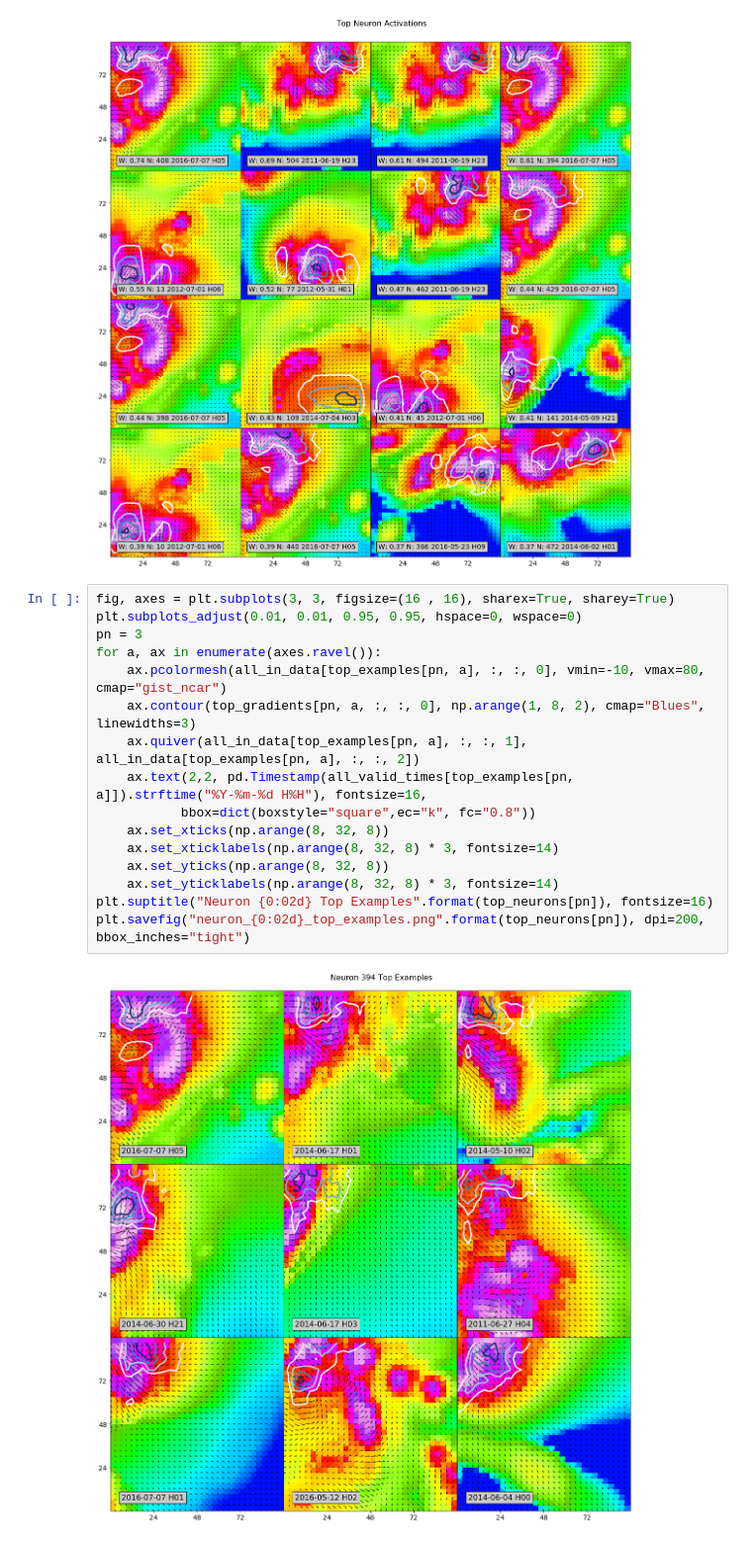
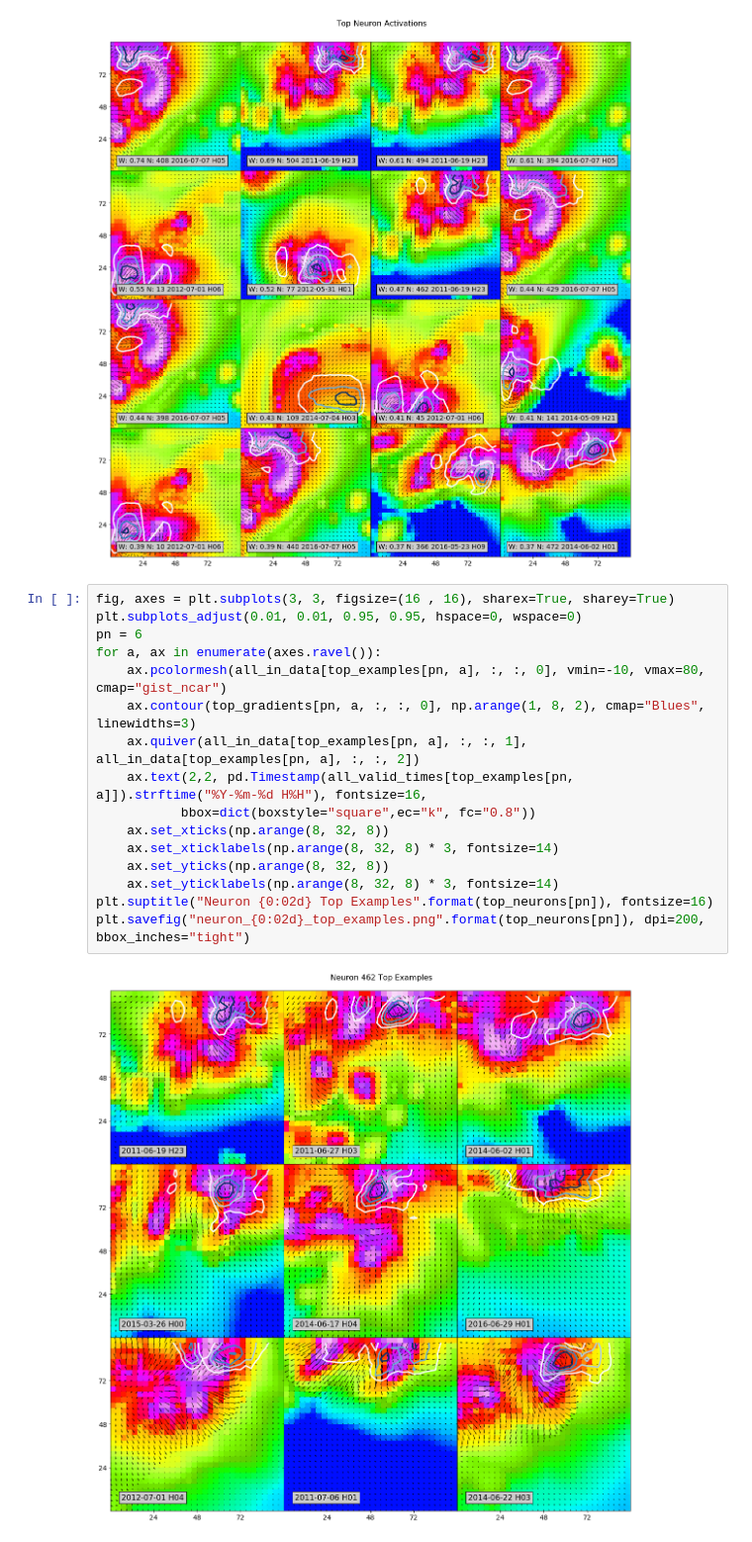
Before and after one commit to djgagne/swirlnet, a Jupyter notebook: notebooks/deep_swirl_tutorial.ipynb, the cells around one changed output. Shown at 99% size. Cells and saved outputs as stored; diff of their text form.

```diff
--- a/notebooks/deep_swirl_tutorial.ipynb
+++ b/notebooks/deep_swirl_tutorial.ipynb
@@ -797,18 +797,18 @@ plt.savefig("top_neuron_acts.png", dpi=200, bbox_inches="tight")
 # %%
 fig, axes = plt.subplots(3, 3, figsize=(16 , 16), sharex=True, sharey=True)
 plt.subplots_adjust(0.01, 0.01, 0.95, 0.95, hspace=0, wspace=0)
-pn = 3
+pn = 6
 for a, ax in enumerate(axes.ravel()):
     ax.pcolormesh(all_in_data[top_examples[pn, a], :, :, 0], vmin=-10, vmax=80, cmap="gist_ncar")
     ax.contour(top_gradients[pn, a, :, :, 0], np.arange(1, 8, 2), cmap="Blues", linewidths=3)
     ax.quiver(all_in_data[top_examples[pn, a], :, :, 1], all_in_data[top_examples[pn, a], :, :, 2])
     ax.text(2,2, pd.Timestamp(all_valid_times[top_examples[pn, a]]).strftime("%Y-%m-%d H%H"), fontsize=16,
            bbox=dict(boxstyle="square",ec="k", fc="0.8"))
     ax.set_xticks(np.arange(8, 32, 8))
     ax.set_xticklabels(np.arange(8, 32, 8) * 3, fontsize=14)
     ax.set_yticks(np.arange(8, 32, 8))
     ax.set_yticklabels(np.arange(8, 32, 8) * 3, fontsize=14)
 plt.suptitle("Neuron {0:02d} Top Examples".format(top_neurons[pn]), fontsize=16)
 plt.savefig("neuron_{0:02d}_top_examples.png".format(top_neurons[pn]), dpi=200, bbox_inches="tight")
 # %% [output]
-[figure, old version]
+[figure, new version]
```
Also changed, not shown: parts of 1 cell of this notebook.
